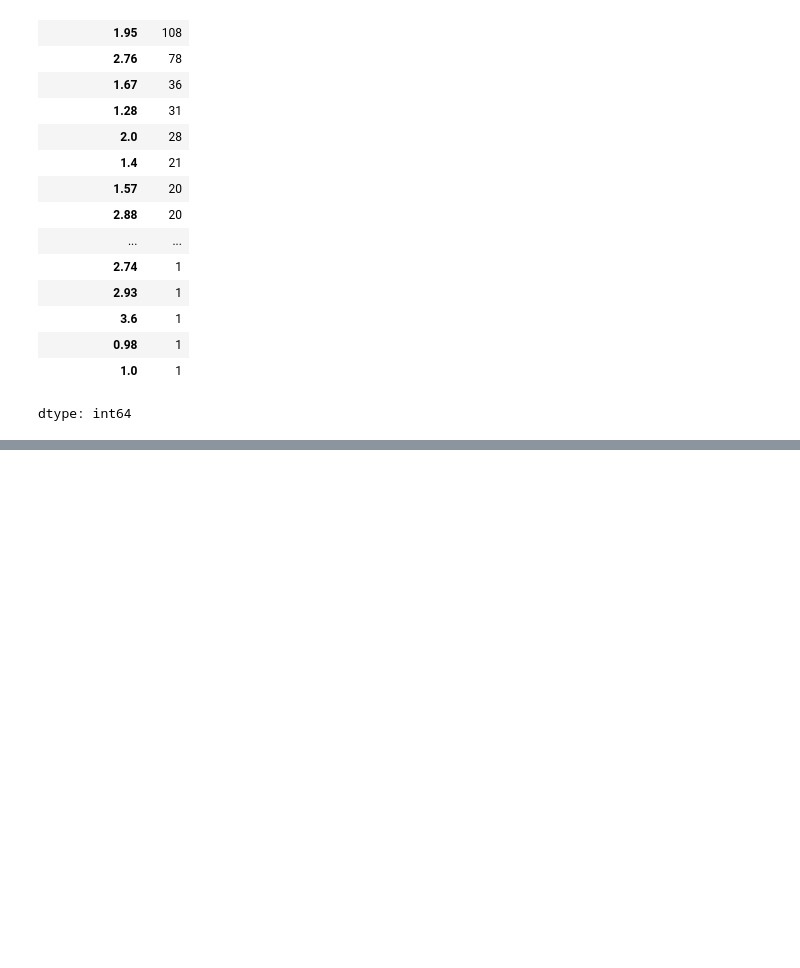
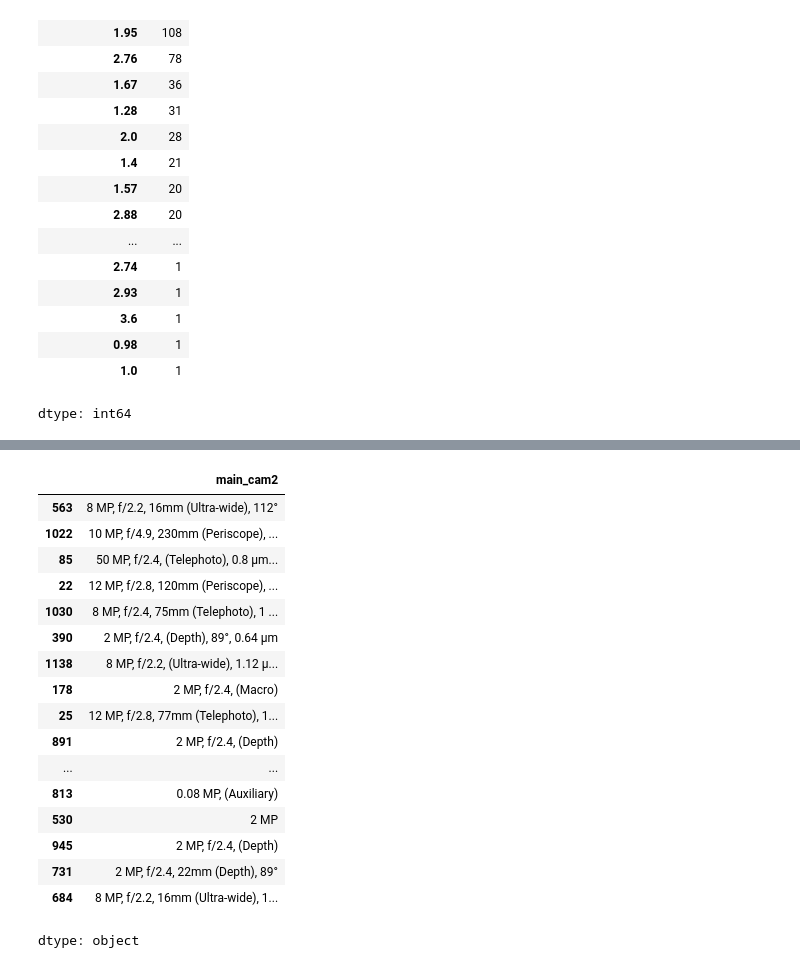
Before and after one commit to rajeshxdatascience/smartphone-recommender-system, a Jupyter notebook: SpecLens_AI_Data_Engineering.ipynb, the cells around one changed output, grey strips where cells are left out. Drawn from its saved outputs; the diff is of its cells as text; code cells hidden in the pictures; blank space fills up the shorter version.

```diff
--- a/SpecLens_AI_Data_Engineering.ipynb
+++ b/SpecLens_AI_Data_Engineering.ipynb
@@ -3307,0 +3320,21 @@ memory usage: 940.3+ KB
+# %%
+df['main_cam2'].sample(20)
+# %% [output]
+|  | main_cam2 |
+| 563 | 8 MP, f/2.2, 16mm (Ultra-wide), 112° |
+| 1022 | 10 MP, f/4.9, 230mm (Periscope), ... |
+| 85 | 50 MP, f/2.4, (Telephoto), 0.8 µm... |
+| 22 | 12 MP, f/2.8, 120mm (Periscope), ... |
+| 1030 | 8 MP, f/2.4, 75mm (Telephoto), 1 ... |
+| 390 | 2 MP, f/2.4, (Depth), 89°, 0.64 µm |
+| 1138 | 8 MP, f/2.2, (Ultra-wide), 1.12 µ... |
+| 178 | 2 MP, f/2.4, (Macro) |
+| 25 | 12 MP, f/2.8, 77mm (Telephoto), 1... |
+| 891 | 2 MP, f/2.4, (Depth) |
+| ... | ... |
+| 813 | 0.08 MP, (Auxiliary) |
+| 530 | 2 MP |
+| 945 | 2 MP, f/2.4, (Depth) |
+| 731 | 2 MP, f/2.4, 22mm (Depth), 89° |
+| 684 | 8 MP, f/2.2, 16mm (Ultra-wide), 1... |
+dtype: object
```
Also changed, not shown: parts of 40 cells of this notebook.
